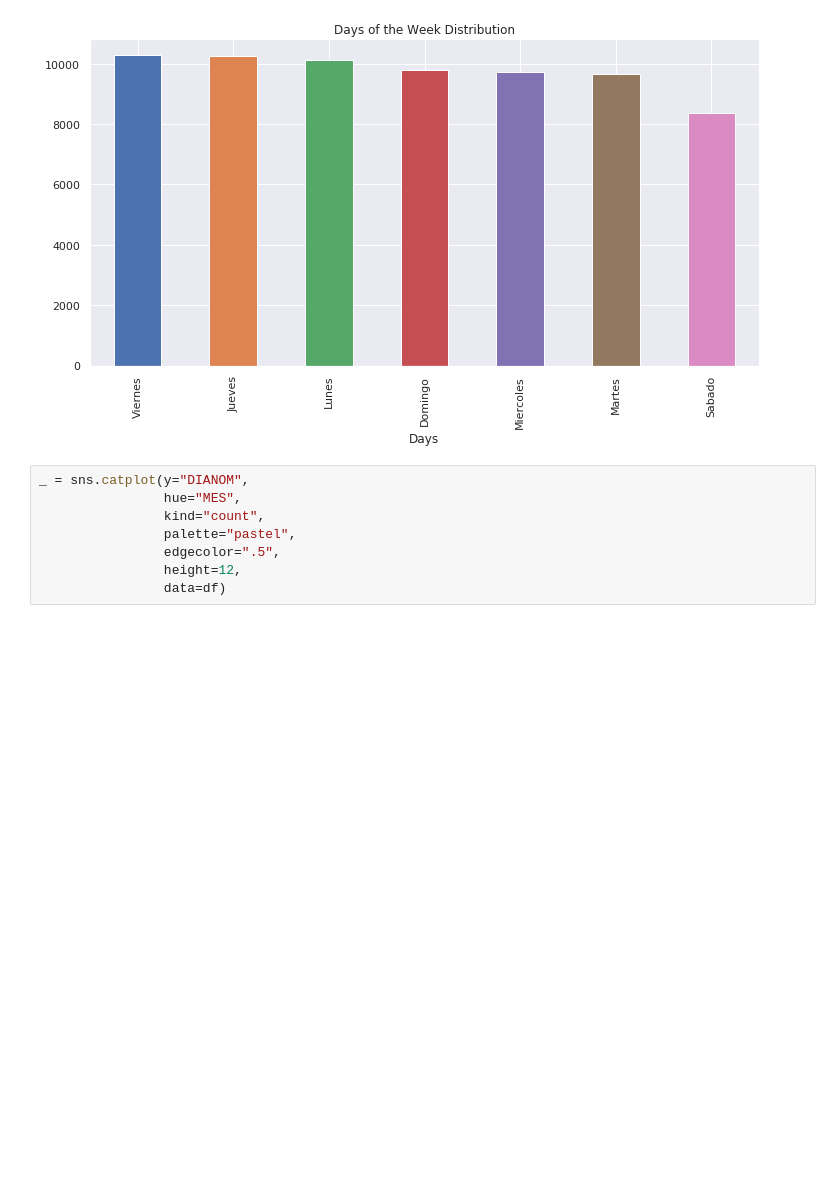
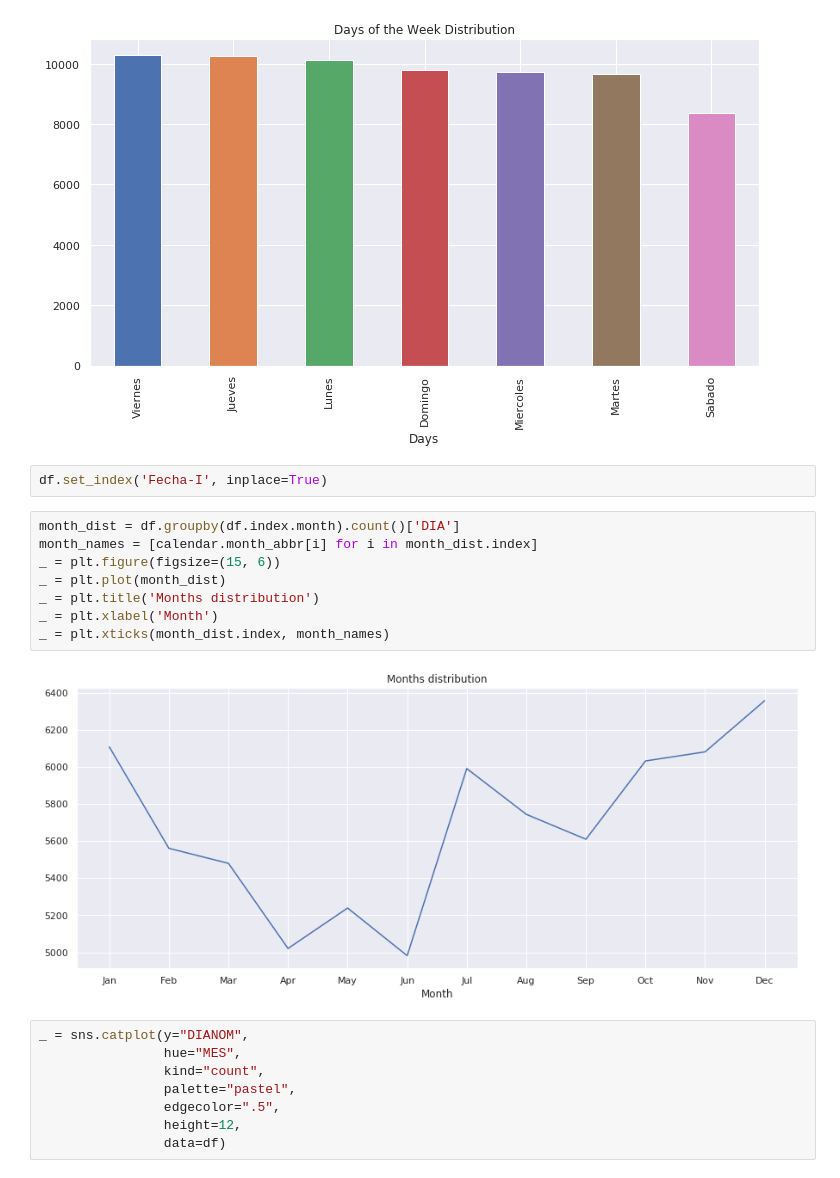
Before and after one commit to nvenegas-oliva/predict-flight-delays, a Jupyter notebook: EDA.ipynb, the cells around one changed output. Cells and saved outputs as stored; diff of their text form; blank space fills up the shorter version.

Commit message:
feat: Add month distribution

```diff
--- a/EDA.ipynb
+++ b/EDA.ipynb
@@ -75,6 +76,18 @@ _ = plt.xlabel('Days')
 _ = plt.title('Days of the Week Distribution')
 # %% [output]
 [figure]
+# %%
+df.set_index('Fecha-I', inplace=True)
+# %%
+month_dist = df.groupby(df.index.month).count()['DIA']
+month_names = [calendar.month_abbr[i] for i in month_dist.index]
+_ = plt.figure(figsize=(15, 6))
+_ = plt.plot(month_dist)
+_ = plt.title('Months distribution')
+_ = plt.xlabel('Month')
+_ = plt.xticks(month_dist.index, month_names)
+# %% [output]
+[figure, added]
 # %%
 _ = sns.catplot(y="DIANOM",
                 hue="MES",
```
Also changed, not shown: parts of 2 cells of this notebook.
